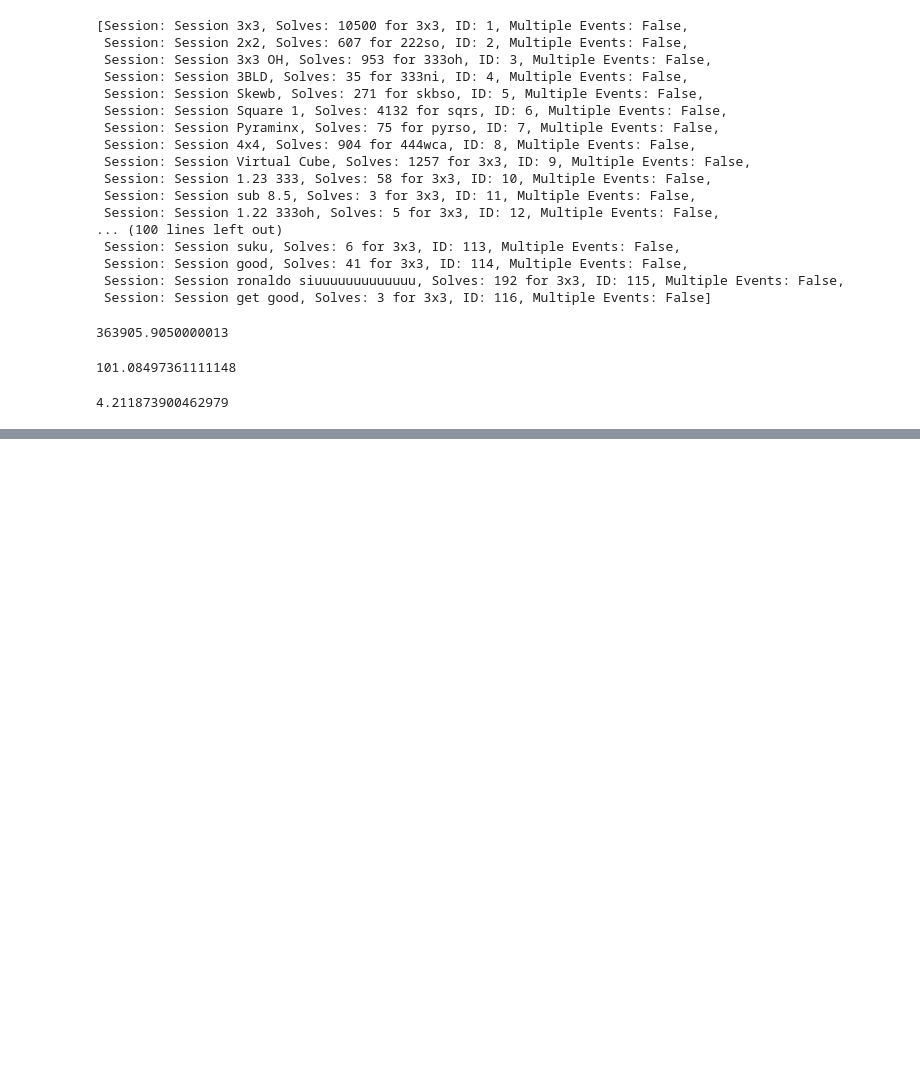
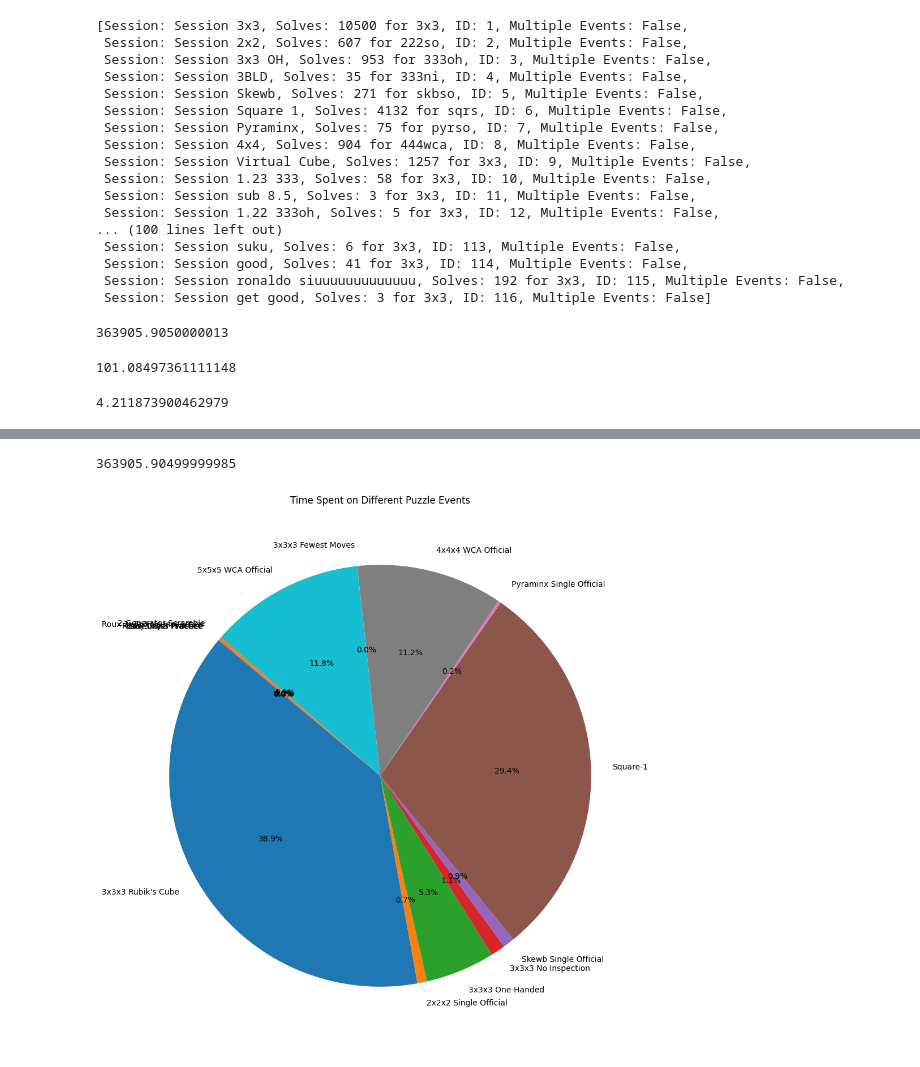
Before and after one commit to Isct123/CsTimer-Data-Visualiser, a Jupyter notebook: backend/Exploration.ipynb, the cells around one changed output, grey strips where cells are left out. Drawn from its saved outputs; the diff is of its cells as text; code cells hidden in the pictures; blank space fills up the shorter version.

Commit message:
feat: time spent cubing and breakup of which one you spent most time on

```diff
--- a/backend/Exploration.ipynb
+++ b/backend/Exploration.ipynb
@@ -201,0 +229,40 @@ total_time/3600/24
+# %%
+import matplotlib.pyplot as plt
+
+# Dictionary of event times in seconds
+event_times = {
+    "3x3x3 Rubik's Cube": 141700.5149999999,
+    "2x2x2 Single Official": 2683.914,
+    "3x3x3 One-Handed": 19338.31199999999,
+    "3x3x3 No Inspection": 4007.6550000000007,
+    "Skewb Single Official": 3273.5270000000023,
+    "Square-1": 107152.00999999994,
+    "Pyraminx Single Official": 767.6510000000003,
+    "4x4x4 WCA Official": 40774.25100000001,
+    "3x3x3 Fewest Moves": 30.835000000000004,
+    "5x5x5 WCA Official": 43039.57300000004,
+    "Megaminx Practice": 0,
+    "2-Generator Scramble": 106.09,
+    "Roux 3x3x3 No Inspection": 792.747,
+    "Last Layer Practice": 36.33,
+    "Easy Cross Practice": 124.745,
+    "Roux 3x3x3 Practice": 77.75
+}
+
+# Filter out zero values for the pie chart
+filtered_event_times = {k: v for k, v in event_times.items() if v > 0}
+
+# Total time in seconds
+total_time_seconds = sum(event_times.values())
+
+# Create pie chart
+plt.figure(figsize=(10, 10))
+plt.pie(filtered_event_times.values(), labels=filtered_event_times.keys(), autopct='%1.1f%%', startangle=140)
+plt.title('Time Spent on Different Puzzle Events')
+plt.axis('equal')  # Equal aspect ratio ensures that pie is drawn as a circle.
+plt.tight_layout()
+
+total_time_seconds  # Return total time for display below pie chart
+# %% [output]
+363905.90499999985
+[figure, added]
```
Also changed, not shown: parts of 4 cells of this notebook, 4 other files.
